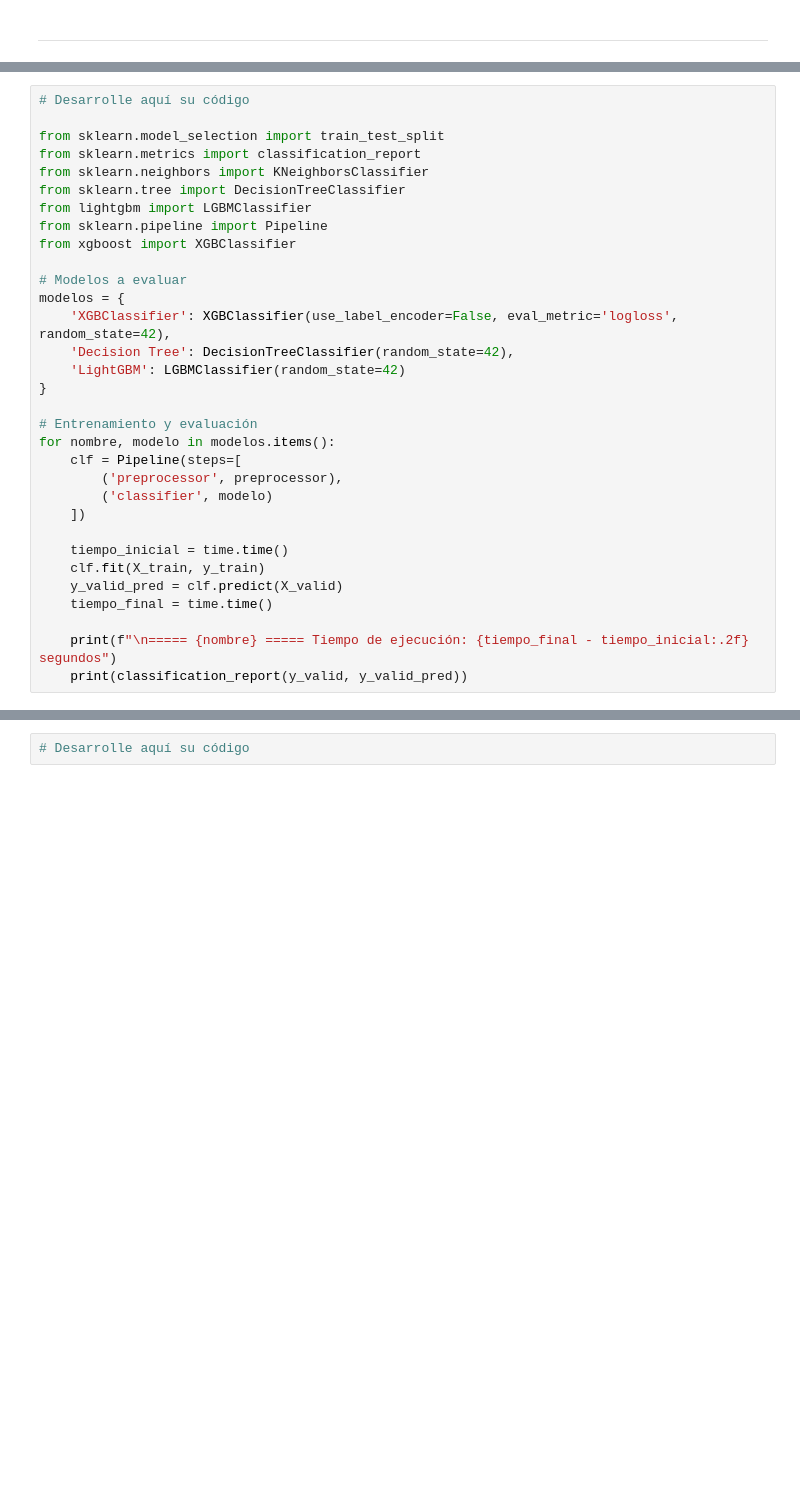
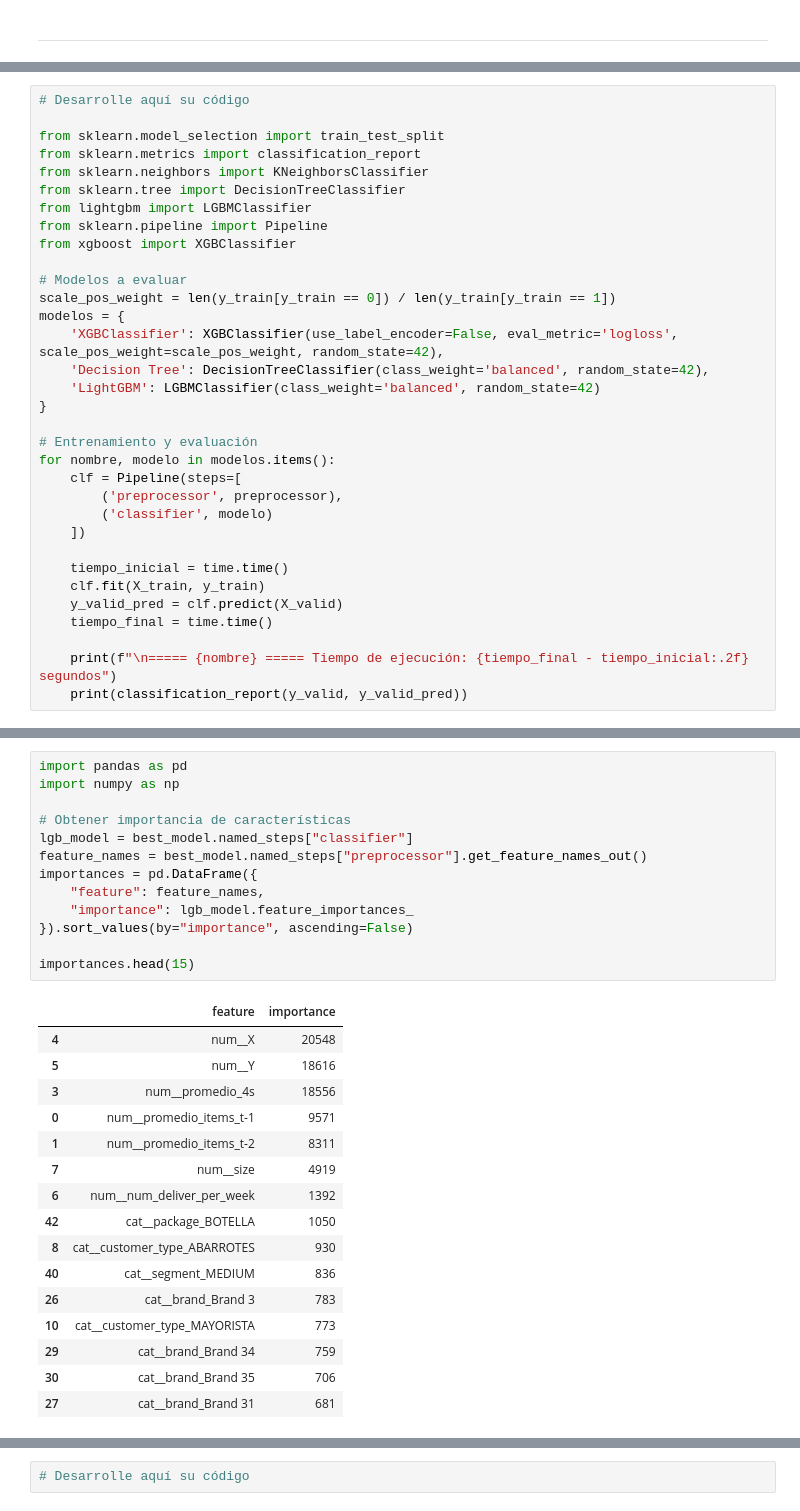
Before and after one commit to cristianjaram/MDS7202-labs, a Jupyter notebook: proyecto_lab/enunciado_entrega1.ipynb, the cells around one changed output, grey strips where cells are left out. Drawn from its saved outputs; the diff is of its cells as text; blank space fills up the shorter version.

```diff
--- a/proyecto_lab/enunciado_entrega1.ipynb
+++ b/proyecto_lab/enunciado_entrega1.ipynb
@@ -1175,10 +1197,11 @@ from sklearn.pipeline import Pipeline
 from xgboost import XGBClassifier
 
 # Modelos a evaluar
+scale_pos_weight = len(y_train[y_train == 0]) / len(y_train[y_train == 1])
 modelos = {
-    'XGBClassifier': XGBClassifier(use_label_encoder=False, eval_metric='logloss', random_state=42),
-    'Decision Tree': DecisionTreeClassifier(random_state=42),
-    'LightGBM': LGBMClassifier(random_state=42)
+    'XGBClassifier': XGBClassifier(use_label_encoder=False, eval_metric='logloss', scale_pos_weight=scale_pos_weight, random_state=42),
+    'Decision Tree': DecisionTreeClassifier(class_weight='balanced', random_state=42),
+    'LightGBM': LGBMClassifier(class_weight='balanced', random_state=42)
 }
 
 # Entrenamiento y evaluación
@@ -1233,0 +1479,30 @@ Al desarrollar este proceso, deberán responder las siguientes preguntas clave c
+# %%
+import pandas as pd
+import numpy as np
+
+# Obtener importancia de características
+lgb_model = best_model.named_steps["classifier"]
+feature_names = best_model.named_steps["preprocessor"].get_feature_names_out()
+importances = pd.DataFrame({
+    "feature": feature_names,
+    "importance": lgb_model.feature_importances_
+}).sort_values(by="importance", ascending=False)
+
+importances.head(15)
+# %% [output]
+|  | feature | importance |
+| 4 | num__X | 20548 |
+| 5 | num__Y | 18616 |
+| 3 | num__promedio_4s | 18556 |
+| 0 | num__promedio_items_t-1 | 9571 |
+| 1 | num__promedio_items_t-2 | 8311 |
+| 7 | num__size | 4919 |
+| 6 | num__num_deliver_per_week | 1392 |
+| 42 | cat__package_BOTELLA | 1050 |
+| 8 | cat__customer_type_ABARROTES | 930 |
+| 40 | cat__segment_MEDIUM | 836 |
+| 26 | cat__brand_Brand 3 | 783 |
+| 10 | cat__customer_type_MAYORISTA | 773 |
+| 29 | cat__brand_Brand 34 | 759 |
+| 30 | cat__brand_Brand 35 | 706 |
+| 27 | cat__brand_Brand 31 | 681 |
```
Also changed, not shown: parts of 21 cells of this notebook.
